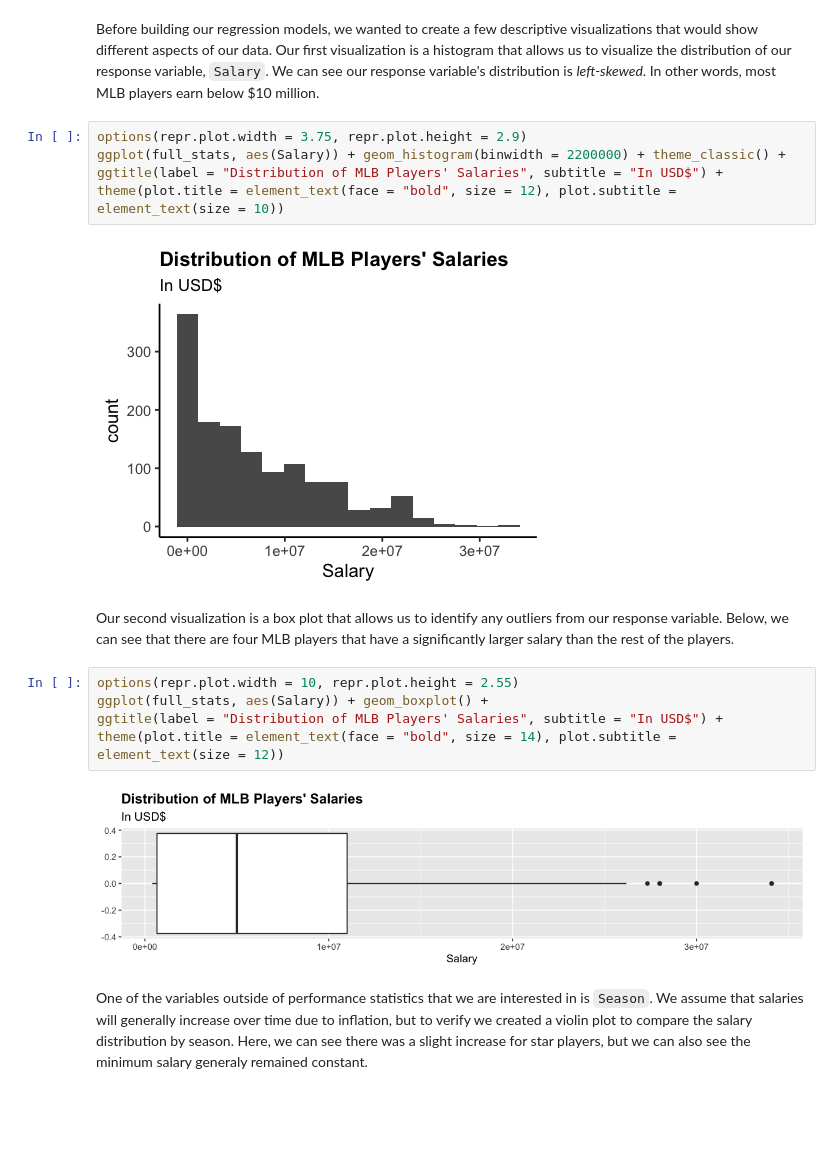
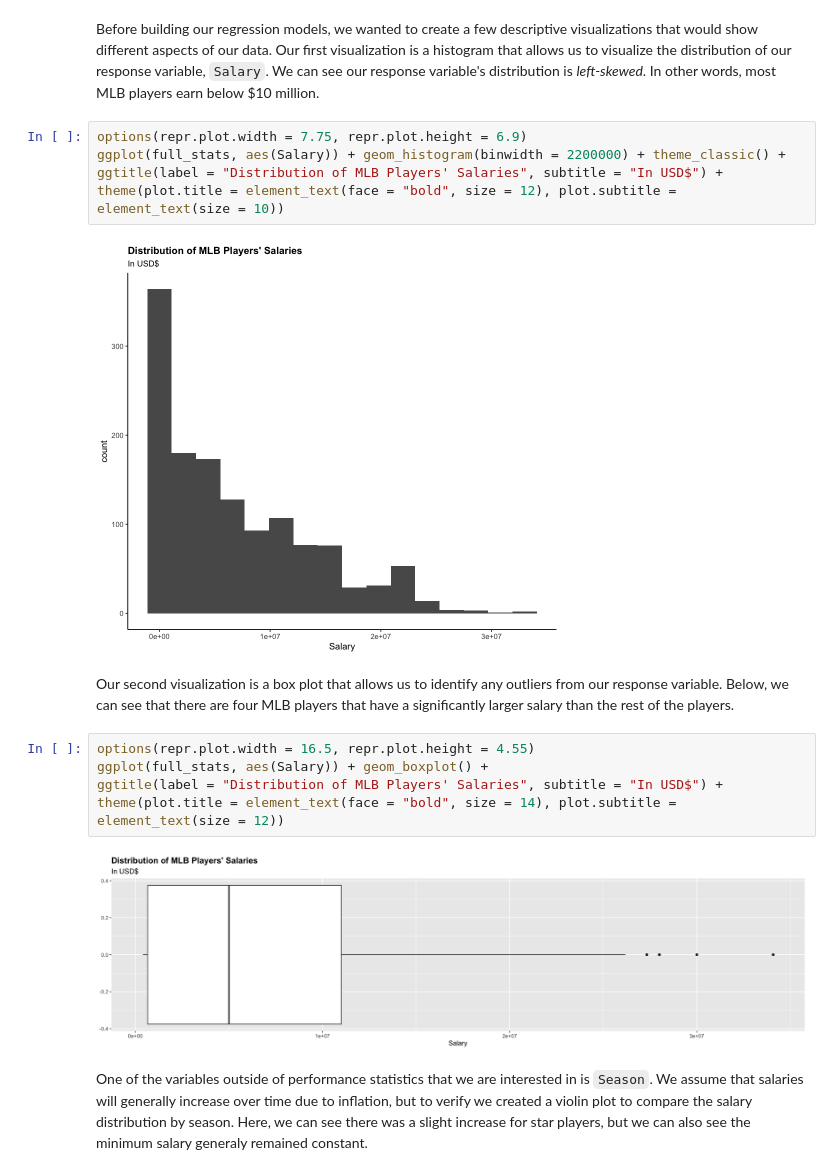
Before and after one commit to themarisolhernandez/mlb-salary, a Jupyter notebook: notebook.ipynb, the cells around one changed output. Saved outputs shown, nothing was run; the diff lists cells and outputs as text; blank space fills up the shorter version.

```diff
--- a/notebook.ipynb
+++ b/notebook.ipynb
@@ -232,21 +234,21 @@ head(full_stats, n = 3)
 # %% [markdown]
 Before building our regression models, we wanted to create a few descriptive visualizations that would show different aspects of our data. Our first visualization is a histogram that allows us to visualize the distribution of our response variable, `Salary`. We can see our response variable's distribution is *left-skewed*. In other words, most MLB players earn below $10 million.
 # %%
-options(repr.plot.width = 3.75, repr.plot.height = 2.9)
+options(repr.plot.width = 7.75, repr.plot.height = 6.9)
 ggplot(full_stats, aes(Salary)) + geom_histogram(binwidth = 2200000) + theme_classic() +
 ggtitle(label = "Distribution of MLB Players' Salaries", subtitle = "In USD$") +
 theme(plot.title = element_text(face = "bold", size = 12), plot.subtitle = element_text(size = 10))
 # %% [output]
-[figure, old version]
+[figure, new version]
 # %% [markdown]
 Our second visualization is a box plot that allows us to identify any outliers from our response variable. Below, we can see that there are four MLB players that have a significantly larger salary than the rest of the players.
 # %%
-options(repr.plot.width = 10, repr.plot.height = 2.55)
+options(repr.plot.width = 16.5, repr.plot.height = 4.55)
 ggplot(full_stats, aes(Salary)) + geom_boxplot() +
 ggtitle(label = "Distribution of MLB Players' Salaries", subtitle = "In USD$") +
 theme(plot.title = element_text(face = "bold", size = 14), plot.subtitle = element_text(size = 12))
 # %% [output]
-[figure, old version]
+[figure, new version]
 # %% [markdown]
 One of the variables outside of performance statistics that we are interested in is `Season`. We assume that salaries will generally increase over time due to inflation, but to verify we created a violin plot to compare the salary distribution by season. Here, we can see there was a slight increase for star players, but we can also see the minimum salary generaly remained constant.
 # %%
```
Also changed, not shown: parts of 18 cells of this notebook.
